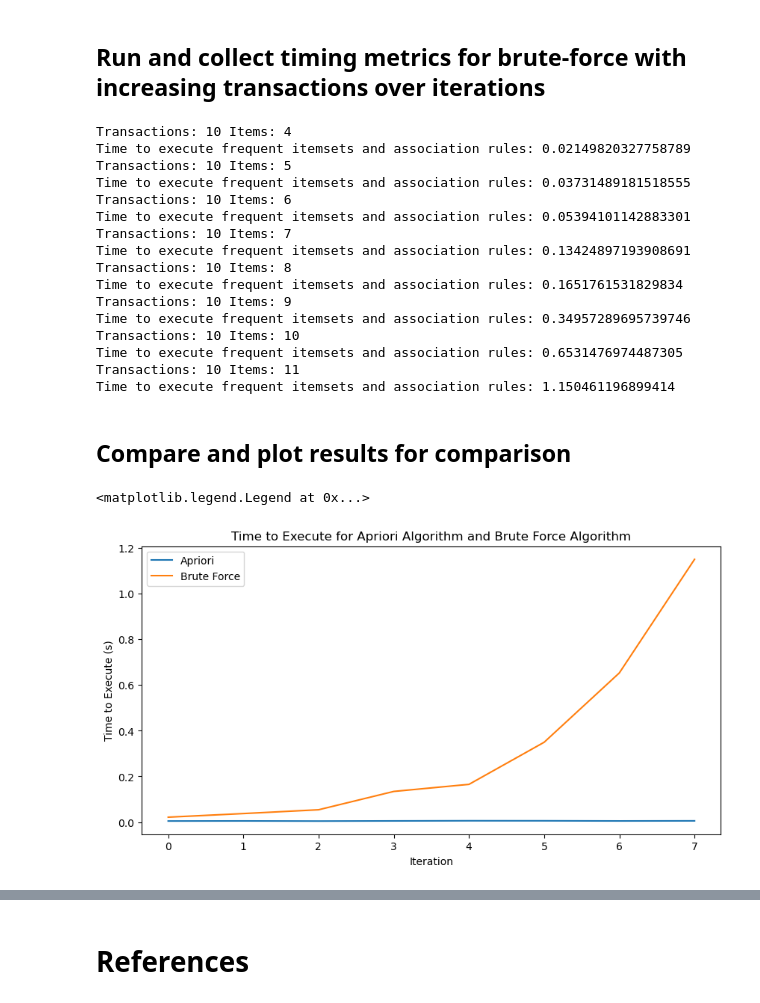
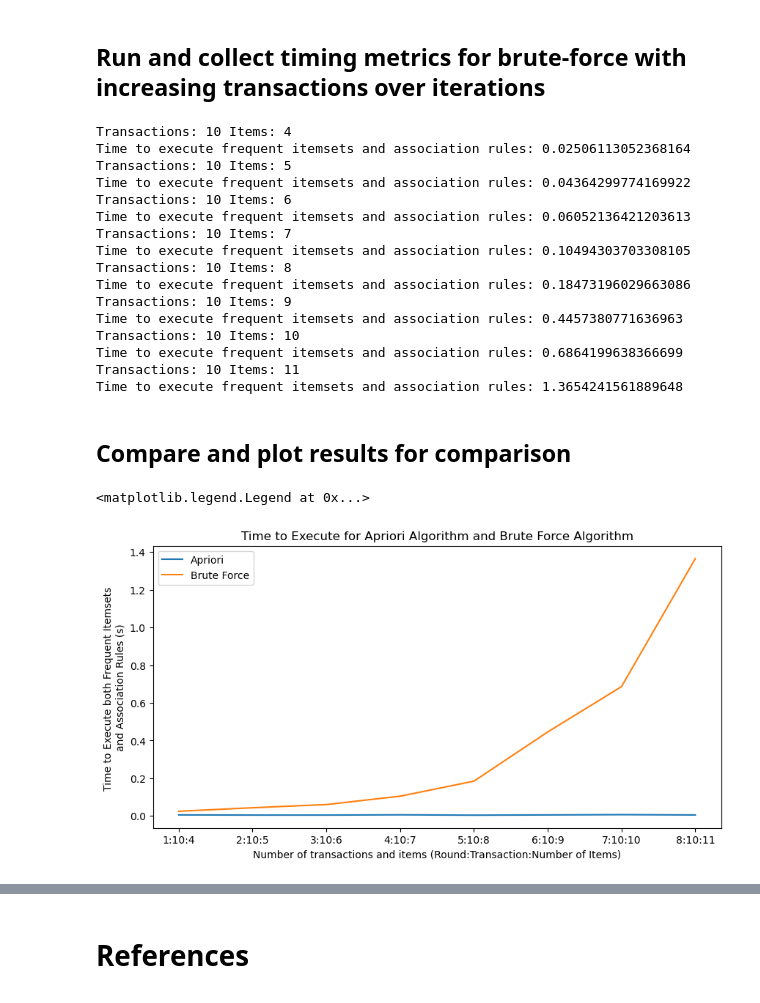
Before and after one commit to unused1/IN6227_Assignment2, a Jupyter notebook: main.ipynb, the cells around one changed output, grey strips where cells are left out. Cells and saved outputs as stored; diff of their text form; code cells hidden in the pictures.

```diff
--- a/main.ipynb
+++ b/main.ipynb
@@ -303,8 +303,11 @@ rules.head()
 The brute-force output is attempting to match the output of apriori algorithm output from mlxtend so as to simulate similar computations load with formulas in association rules taken from Bismi, I. (2023, April 10). How to perform Market Basket Analysis using Apriori Algorithm and Association Rules. Medium. https://medium.com/@iqra.bismi/how-to-perform-market-basket-analysis-using-apriori-algorithm-and-association-rules-3f6ba61d6e4b
 .
 # %%
-# Function to perform association rule by brute force
-def assocation_rules_brute_force(data, min_support=0.01, min_confidence=None):
+# Function to generate frequent itemsets
+def generate_frequent_itemsets(data, min_support=0.01):
+    # Initialize variables for frequent and complete itemsets
+    frequent_itemsets = pd.DataFrame(columns=['support', 'itemsets'])
+    all_itemsets = []
 
     # Compute min support count
     min_support_count = min_support * data.shape[0]
@@ -312,8 +315,18 @@ def assocation_rules_brute_force(data, min_support=0.01, min_confidence=None):
     # Get unique items
     items = data.columns
 
-    # Initialize frequent itemsets
-    frequent_itemsets = pd.DataFrame(columns=['support', 'itemsets'])
+    for i in range(1, len(items) + 1):
+        for itemset in itertools.combinations(items, i):
+            # Compute support
+            support = data[list(itemset)].all(axis=1).sum()
+            if support >= min_support_count:
+                frequent_itemsets.loc[len(frequent_itemsets)] = [support / data.shape[0], itemset]
+            all_itemsets.append(itemset)
+
+    return frequent_itemsets, all_itemsets
+
+# Function to perform association rule by brute force
+def assocation_rules_brute_force(data, min_support=0.01, min_confidence=None):
 
     # Initialize association rules
     rules = pd.DataFrame(columns=['antecedents', 'consequents', 'antecedent support', 'consequent support', 'support', 'confidence', 'lift', 'leverage', 'conviction', 'zhang'])
@@ -322,12 +335,7 @@ def assocation_rules_brute_force(data, min_support=0.01, min_confidence=None):
     start_time = time.time()
 
     # Compute frequent itemsets
-    for i in range(1, len(items)):
-        for itemset in itertools.combinations(items, i):
-            # Compute support
-            support = data[list(itemset)].all(axis=1).sum()
-            if support >= min_support_count:
-                frequent_itemsets.loc[len(frequent_itemsets)] = [support / data.shape[0], itemset]
+    frequent_itemsets, all_itemsets = generate_frequent_itemsets(data, min_support)
 
     time_frequent_itemsets = time.time() - start_time
 
@@ -337,6 +345,7 @@ def assocation_rules_brute_force(data, min_support=0.01, min_confidence=None):
     for i in range(frequent_itemsets.shape[0]):
         frequent_itemset = frequent_itemsets.iloc[i]
         for j in range(1, len(frequent_itemset['itemsets'])):
+            # Generate possible parent itemsets
             for antecedent in itertools.combinations(frequent_itemset['itemsets'], j):
                 antecedent = set(antecedent)
                 consequent = set(frequent_itemset['itemsets']) - antecedent
@@ -373,15 +382,15 @@ def assocation_rules_brute_force(data, min_support=0.01, min_confidence=None):
     # Print time to execute frequent itemsets and association rules
     print('Time to execute frequent itemsets and association rules:', time_frequent_itemsets + time_association_rules)
 
-    return frequent_itemsets, rules, time_frequent_itemsets, time_association_rules
+    return frequent_itemsets, rules, time_frequent_itemsets, time_association_rules, all_itemsets
 # %% [markdown]
 ## Test brute force association rule on subset of dataset
 # %%
 # Set number of transactions and items to include in the subset
 n_transactions = 10
-n_items = 5
+n_items = 4
 
 # Apply brute force algorithm to find frequent itemsets and association rules
-frequent_itemsets, rules, time_frequent_itemsets, time_association_rules = assocation_rules_brute_force(data_transactions_encoded.iloc[:n_transactions, 2:n_items+2],
+test_bruteforce_frequent_itemsets, test_bruteforce_rules, test_bruteforce_time_frequent_itemsets, test_bruteforce_time_association_rules, _ = assocation_rules_brute_force(data_transactions_encoded.iloc[:n_transactions, 2:n_items+2],
     min_support=0.01, min_confidence=0.01)
 # %% [output]
@@ -459,26 +569,26 @@ for i in range(n_iterations):
     n_items = n_items_list[i]
     print('Transactions:', n_transactions, 'Items:', n_items)
     # Execute brute force algorithm
-    frequent_itemsets, rules, time_frequent_itemsets, time_association_rules = assocation_rules_brute_force(data_transactions_encoded.iloc[:n_transactions, 2:n_items+2],
+    frequent_itemsets, rules, time_frequent_itemsets, time_association_rules, _ = assocation_rules_brute_force(data_transactions_encoded.iloc[:n_transactions, 2:n_items+2],
         min_support=min_support, min_confidence=min_confidence)
     result_brute_force.append([time_frequent_itemsets, time_association_rules, time_frequent_itemsets + time_association_rules])
 # %% [output]
 Transactions: 10 Items: 4
-Time to execute frequent itemsets and association rules: 0.02149820327758789
+Time to execute frequent itemsets and association rules: 0.02506113052368164
 Transactions: 10 Items: 5
-Time to execute frequent itemsets and association rules: 0.03731489181518555
+Time to execute frequent itemsets and association rules: 0.04364299774169922
 Transactions: 10 Items: 6
-Time to execute frequent itemsets and association rules: 0.05394101142883301
+Time to execute frequent itemsets and association rules: 0.06052136421203613
 Transactions: 10 Items: 7
-Time to execute frequent itemsets and association rules: 0.13424897193908691
+Time to execute frequent itemsets and association rules: 0.10494303703308105
 Transactions: 10 Items: 8
-Time to execute frequent itemsets and association rules: 0.1651761531829834
+Time to execute frequent itemsets and association rules: 0.18473196029663086
 Transactions: 10 Items: 9
-Time to execute frequent itemsets and association rules: 0.34957289695739746
+Time to execute frequent itemsets and association rules: 0.4457380771636963
 Transactions: 10 Items: 10
-Time to execute frequent itemsets and association rules: 0.6531476974487305
+Time to execute frequent itemsets and association rules: 0.6864199638366699
 Transactions: 10 Items: 11
-Time to execute frequent itemsets and association rules: 1.150461196899414
+Time to execute frequent itemsets and association rules: 1.3654241561889648
 # %% [markdown]
 ## Compare and plot results for comparison
 # %%
@@ -500,12 +610,15 @@ result_brute_force.to_csv(os.path.join(G_RESULTS_DIR, 'result_brute_force.csv'),
 # %%
 # Plot the time to execute for Apriori algorithm and brute force algorithm
 plt.figure(figsize=(10, 5))
 plt.plot(result_apriori['time_total'], label='Apriori')
 plt.plot(result_brute_force['time_total'], label='Brute Force')
-plt.xlabel('Iteration')
-plt.ylabel('Time to Execute (s)')
+
+# Map the x-axis to round:transactions:items
+plt.xticks(range(n_iterations), [str(i+1) + ":" + str(n_transactions_list[i]) + ':' + str(n_items_list[i]) for i in range(n_iterations)])
+plt.xlabel('Number of transactions and items (Round:Transaction:Number of Items)')
+plt.ylabel('Time to Execute both Frequent Itemsets \nand Association Rules (s)')
 plt.title('Time to Execute for Apriori Algorithm and Brute Force Algorithm')
 plt.legend()
 # %% [output]
 <matplotlib.legend.Legend at 0x...>
-[figure, old version]
+[figure, new version]
```
Also changed, not shown: parts of 22 cells of this notebook, 3 other files.
